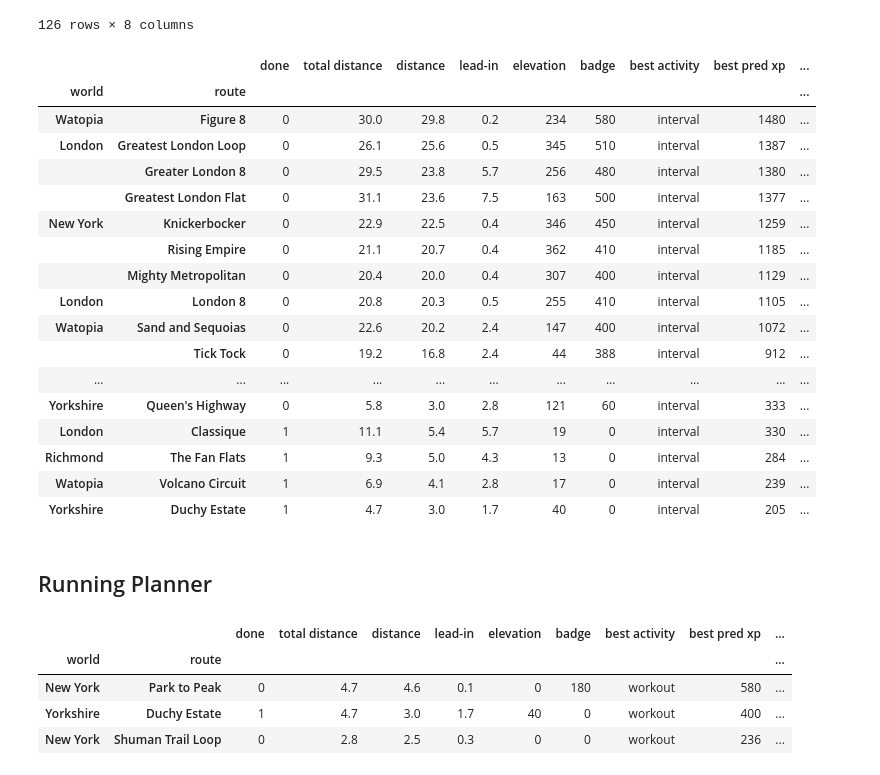
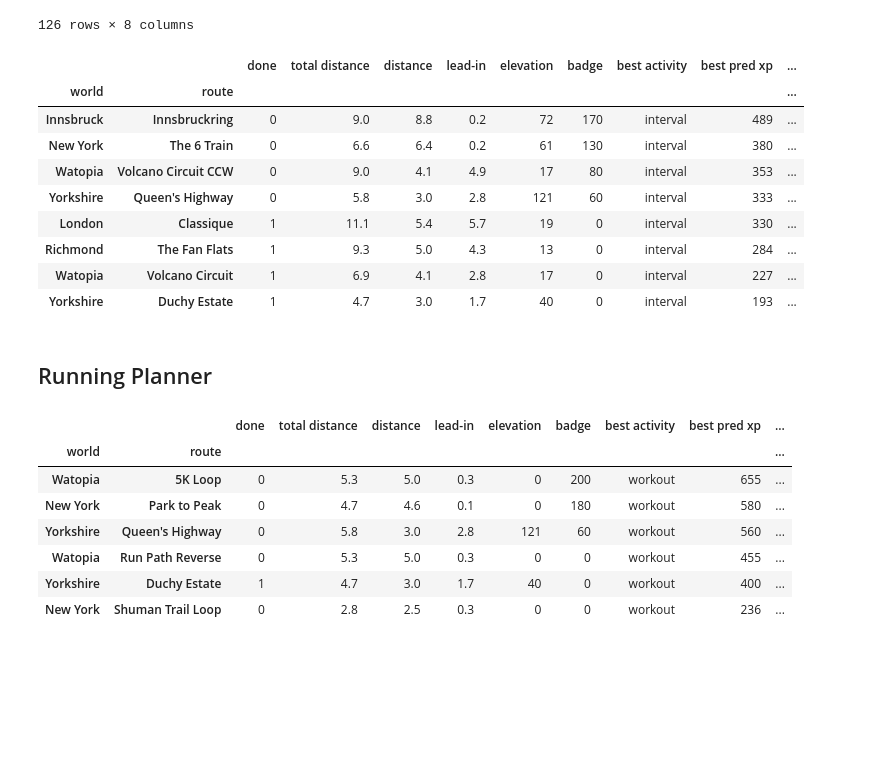
Before and after one commit to bennylp/zwift-training, a Jupyter notebook: zwift-planner.ipynb, the cells around one changed output. Cells and saved outputs as stored; diff of their text form; code cells hidden in the pictures; blank space fills up the shorter version.

```diff
--- a/zwift-planner.ipynb
+++ b/zwift-planner.ipynb
@@ -237,50 +237,42 @@ def calc_avg_watt(ftp, tss, duration):
 def calc_tss(ftp, avg_watt, duration):
     #np = avg_watt
     #IF = np / ftp
     #tss = (pd.Timedelta(duration).total_seconds()  * np * IF) / (ftp * 3600) * 100
     tss = pd.Timedelta(duration).total_seconds() / 3600 * (avg_watt ** 2) / (ftp ** 2) * 100
     return tss
 
 def best_route_by_tss(ftp, weight, tss, duration, kind=None, done=None):
     duration = pd.Timedelta(duration)
     avg_watt = calc_avg_watt(ftp, tss, duration)
     return best_route(avg_watt/weight, weight, duration+pd.Timedelta(minutes=10),
                       min_duration=duration-pd.Timedelta(minutes=10),
                       kind=kind, done=done)
 
 # Monday: Step-down interval
 #best_route_by_tss(160, 83, 62, '0:50:00', kind='workout')
 
 # Tuesday: Low-cadence interval
 #best_route_by_tss(160, 83, 53, '0:50:00', kind='workout')
 
 # Thursday: The long ride
 #best_route_by_tss(160, 83, 42, '0:50:00', kind='interval')
 
 # MAF Rest day
 #best_route_by_tss(160, 83, 16, '0:25:00')
 
 # MAF M60
-best_route(113/83, 83, '1:20:00')
+best_route(90/83, 83, '0:30:00')
 # %% [output]
 |  |  | done | total distance | distance | lead-in | elevation | badge | best activity | best pred xp | ... |
 | world | route |  |  |  |  |  |  |  |  | ... |
-| Watopia | Figure 8 | 0 | 30.0 | 29.8 | 0.2 | 234 | 580 | interval | 1480 | ... |
-| London | Greatest London Loop | 0 | 26.1 | 25.6 | 0.5 | 345 | 510 | interval | 1387 | ... |
-|  | Greater London 8 | 0 | 29.5 | 23.8 | 5.7 | 256 | 480 | interval | 1380 | ... |
-|  | Greatest London Flat | 0 | 31.1 | 23.6 | 7.5 | 163 | 500 | interval | 1377 | ... |
-| New York | Knickerbocker | 0 | 22.9 | 22.5 | 0.4 | 346 | 450 | interval | 1259 | ... |
-|  | Rising Empire | 0 | 21.1 | 20.7 | 0.4 | 362 | 410 | interval | 1185 | ... |
-|  | Mighty Metropolitan | 0 | 20.4 | 20.0 | 0.4 | 307 | 400 | interval | 1129 | ... |
-| London | London 8 | 0 | 20.8 | 20.3 | 0.5 | 255 | 410 | interval | 1105 | ... |
-| Watopia | Sand and Sequoias | 0 | 22.6 | 20.2 | 2.4 | 147 | 400 | interval | 1072 | ... |
-|  | Tick Tock | 0 | 19.2 | 16.8 | 2.4 | 44 | 388 | interval | 912 | ... |
-| ... | ... | ... | ... | ... | ... | ... | ... | ... | ... | ... |
+| Innsbruck | Innsbruckring | 0 | 9.0 | 8.8 | 0.2 | 72 | 170 | interval | 489 | ... |
+| New York | The 6 Train | 0 | 6.6 | 6.4 | 0.2 | 61 | 130 | interval | 380 | ... |
+| Watopia | Volcano Circuit CCW | 0 | 9.0 | 4.1 | 4.9 | 17 | 80 | interval | 353 | ... |
 | Yorkshire | Queen's Highway | 0 | 5.8 | 3.0 | 2.8 | 121 | 60 | interval | 333 | ... |
 | London | Classique | 1 | 11.1 | 5.4 | 5.7 | 19 | 0 | interval | 330 | ... |
 | Richmond | The Fan Flats | 1 | 9.3 | 5.0 | 4.3 | 13 | 0 | interval | 284 | ... |
-| Watopia | Volcano Circuit | 1 | 6.9 | 4.1 | 2.8 | 17 | 0 | interval | 239 | ... |
-| Yorkshire | Duchy Estate | 1 | 4.7 | 3.0 | 1.7 | 40 | 0 | interval | 205 | ... |
+| Watopia | Volcano Circuit | 1 | 6.9 | 4.1 | 2.8 | 17 | 0 | interval | 227 | ... |
+| Yorkshire | Duchy Estate | 1 | 4.7 | 3.0 | 1.7 | 40 | 0 | interval | 193 | ... |
 # %% [markdown]
 ## Running Planner
 # %%
@@ -355,10 +347,13 @@ def running_best_route(pace, max_duration, min_duration=None, kind=None, done=No
     return df
 
 
-running_best_route(9.5, '0:45:00', min_duration='0:20:00', kind='workout')
+running_best_route(9.5, '0:60:00', min_duration='0:20:00', kind='workout')
 # %% [output]
 |  |  | done | total distance | distance | lead-in | elevation | badge | best activity | best pred xp | ... |
 | world | route |  |  |  |  |  |  |  |  | ... |
+| Watopia | 5K Loop | 0 | 5.3 | 5.0 | 0.3 | 0 | 200 | workout | 655 | ... |
 | New York | Park to Peak | 0 | 4.7 | 4.6 | 0.1 | 0 | 180 | workout | 580 | ... |
+| Yorkshire | Queen's Highway | 0 | 5.8 | 3.0 | 2.8 | 121 | 60 | workout | 560 | ... |
+| Watopia | Run Path Reverse | 0 | 5.3 | 5.0 | 0.3 | 0 | 0 | workout | 455 | ... |
 | Yorkshire | Duchy Estate | 1 | 4.7 | 3.0 | 1.7 | 40 | 0 | workout | 400 | ... |
 | New York | Shuman Trail Loop | 0 | 2.8 | 2.5 | 0.3 | 0 | 0 | workout | 236 | ... |
```
